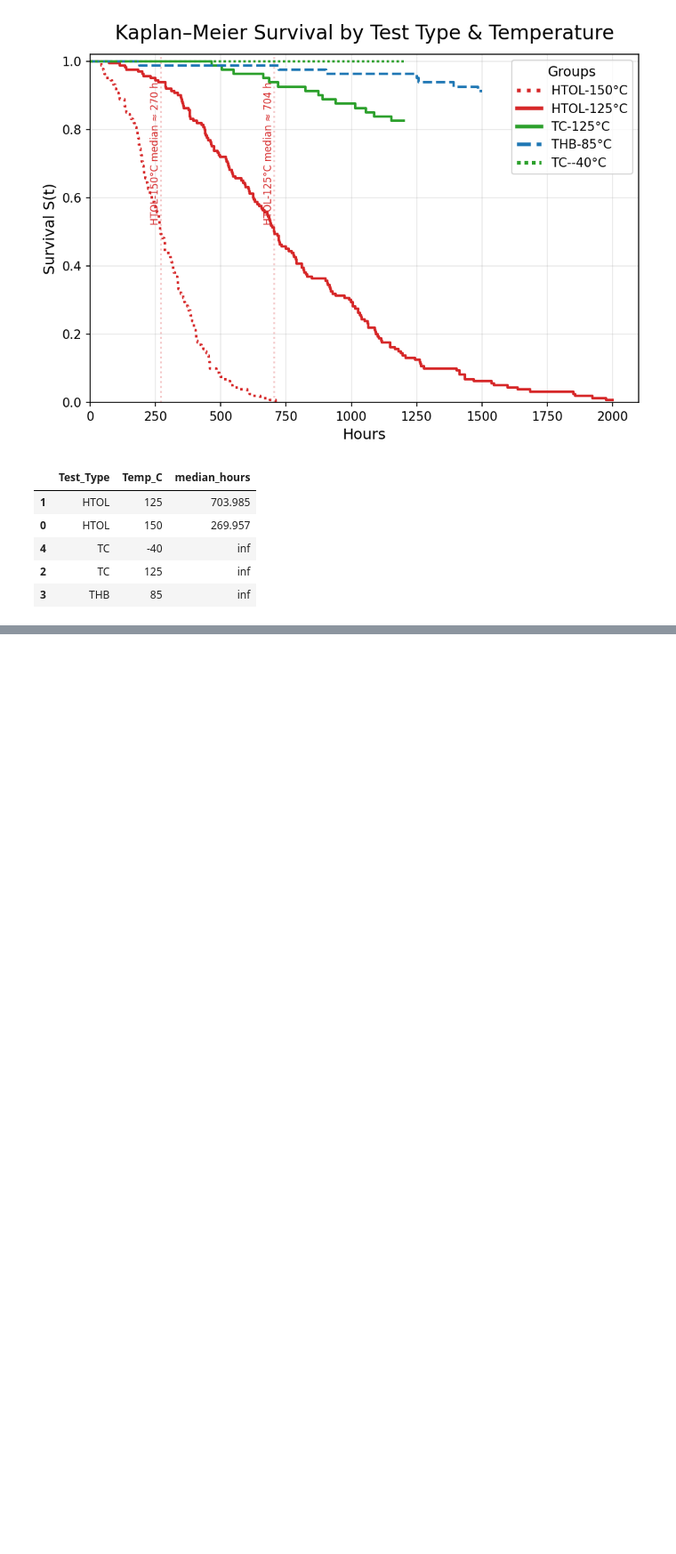
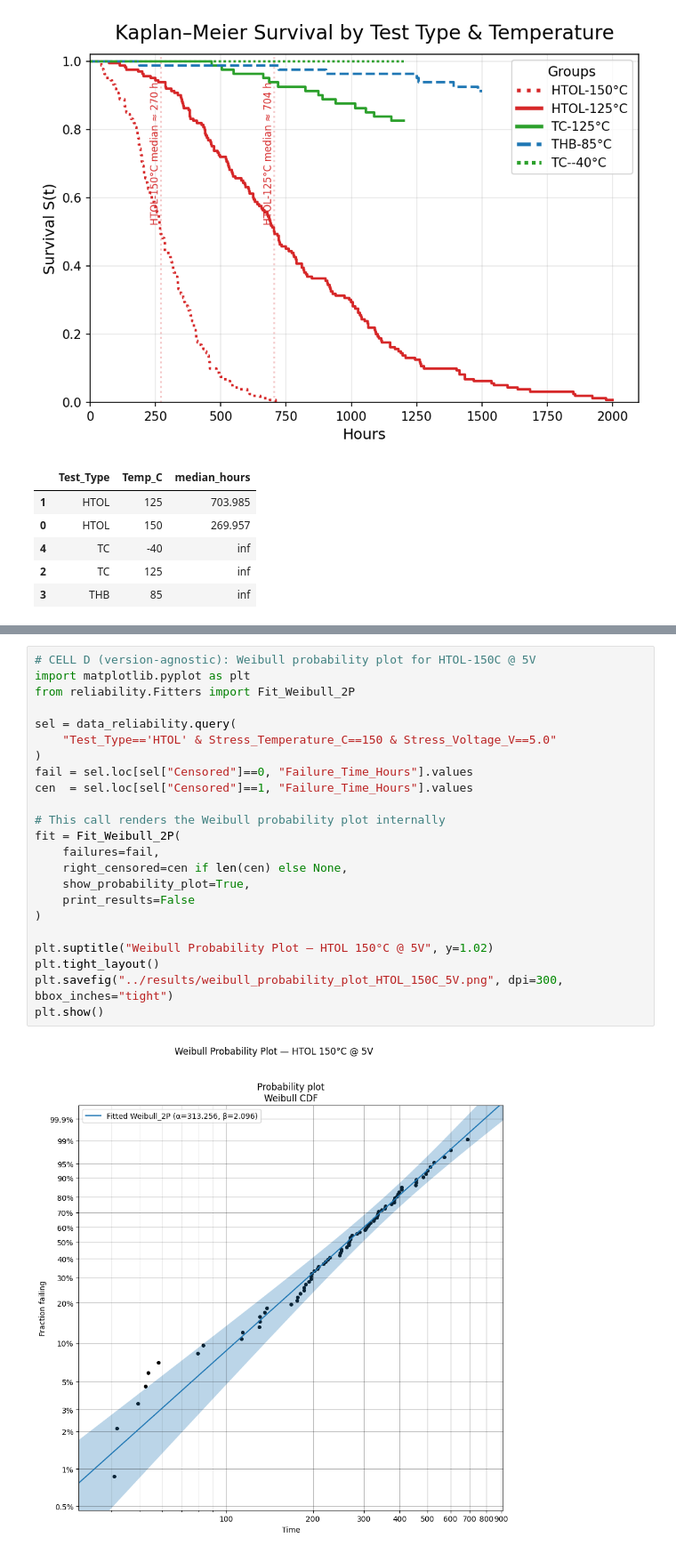
Before and after one commit to saifar-tug/semiconductor-reliability-lifetime-analysis, a Jupyter notebook: notebooks/reliability_analysis.ipynb, the cells around one changed output, grey strips where cells are left out. Shown at 89% size. Cells and saved outputs as stored; diff of their text form; blank space fills up the shorter version.

```diff
--- a/notebooks/reliability_analysis.ipynb
+++ b/notebooks/reliability_analysis.ipynb
@@ -161,0 +260,25 @@ KeyError: 'beta'
+# %%
+# CELL D (version-agnostic): Weibull probability plot for HTOL-150C @ 5V
+import matplotlib.pyplot as plt
+from reliability.Fitters import Fit_Weibull_2P
+
+sel = data_reliability.query(
+    "Test_Type=='HTOL' & Stress_Temperature_C==150 & Stress_Voltage_V==5.0"
+)
+fail = sel.loc[sel["Censored"]==0, "Failure_Time_Hours"].values
+cen  = sel.loc[sel["Censored"]==1, "Failure_Time_Hours"].values
+
+# This call renders the Weibull probability plot internally
+fit = Fit_Weibull_2P(
+    failures=fail,
+    right_censored=cen if len(cen) else None,
+    show_probability_plot=True,
+    print_results=False
+)
+
+plt.suptitle("Weibull Probability Plot — HTOL 150°C @ 5V", y=1.02)
+plt.tight_layout()
+plt.savefig("../results/weibull_probability_plot_HTOL_150C_5V.png", dpi=300, bbox_inches="tight")
+plt.show()
+# %% [output]
+[figure, added]
```
Also changed, not shown: parts of 7 cells of this notebook, 4 other files.
